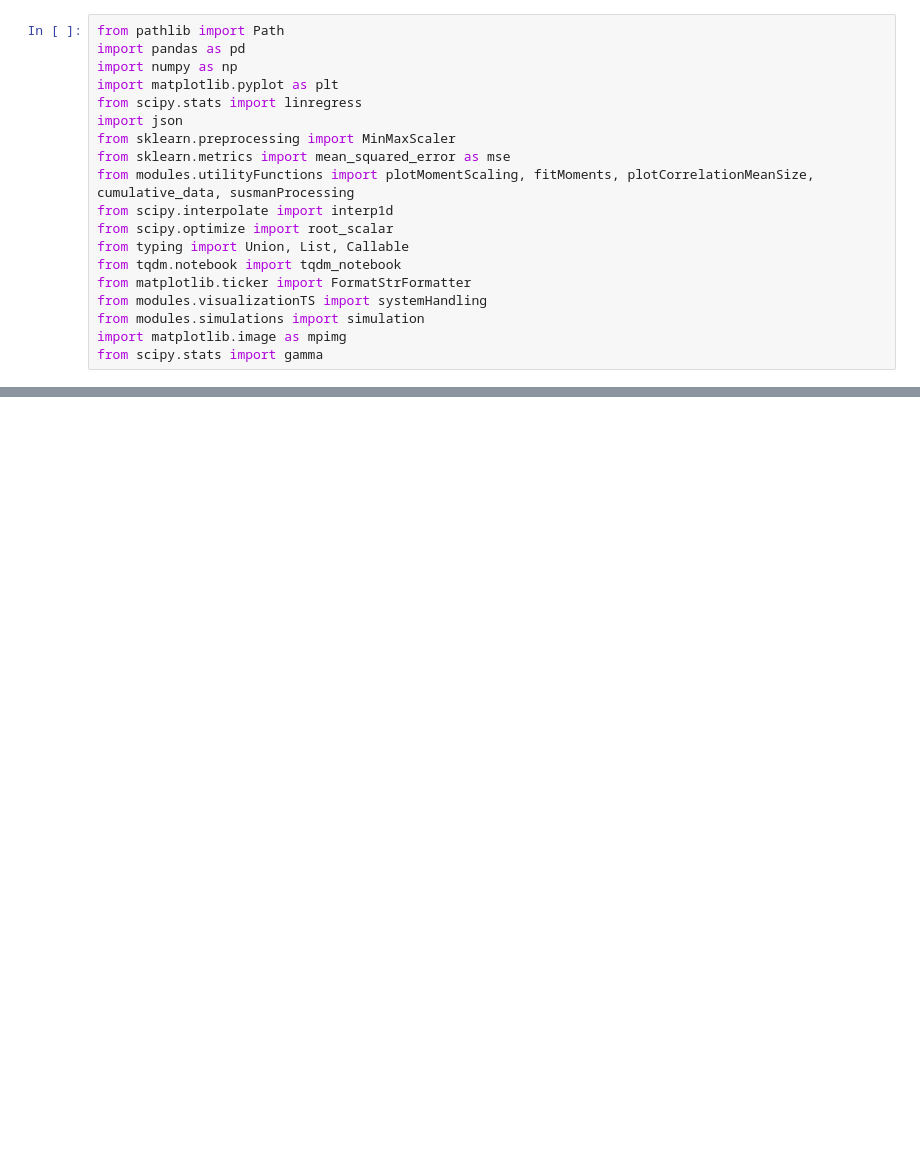
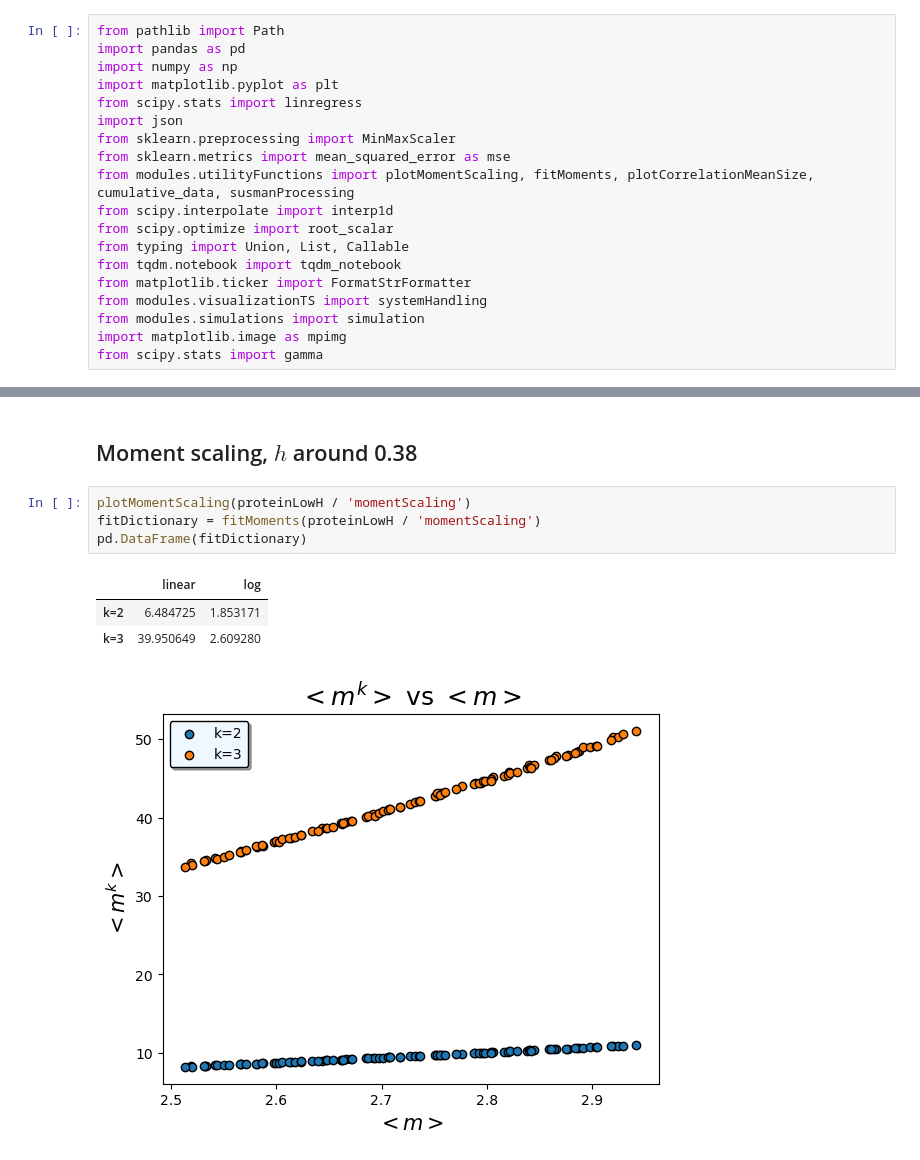
Before and after one commit to tommasoamico/masterThesis, a Jupyter notebook: code/pythonApp/visualization6.ipynb, the cells around one changed output, grey strips where cells are left out. Drawn from its saved outputs; the diff is of its cells as text; blank space fills up the shorter version.

```diff
--- a/code/pythonApp/visualization6.ipynb
+++ b/code/pythonApp/visualization6.ipynb
@@ -31,0 +85,11 @@ pd.DataFrame(fitDictionary)
+# %% [markdown]
+## Moment scaling, $h$ around 0.38
+# %%
+plotMomentScaling(proteinLowH / 'momentScaling')
+fitDictionary = fitMoments(proteinLowH / 'momentScaling')
+pd.DataFrame(fitDictionary)
+# %% [output]
+|  | linear | log |
+| k=2 | 6.484725 | 1.853171 |
+| k=3 | 39.950649 | 2.609280 |
+[figure, added]
```
Also changed, not shown: parts of 12 cells of this notebook.
